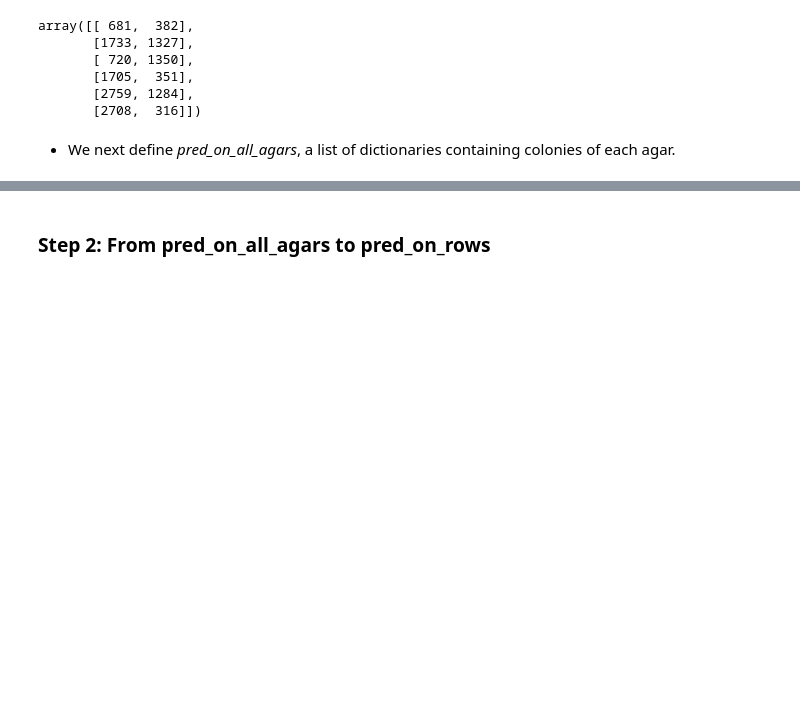
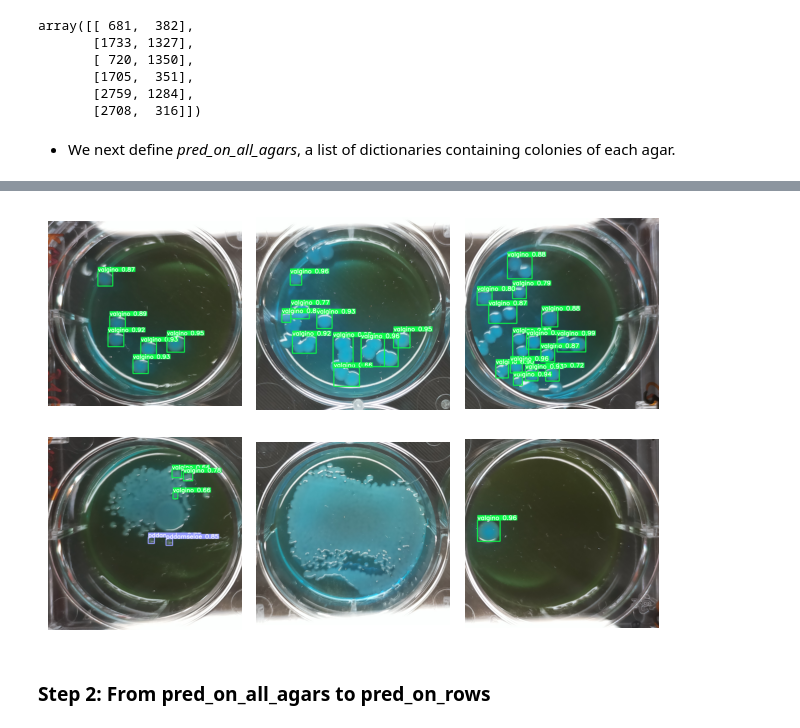
Before and after one commit to guillem-koa/fastapi-yolov8-docker, a Jupyter notebook: PescanovaMicroNotebook.ipynb, the cells around one changed output, grey strips where cells are left out. Saved outputs shown, nothing was run; the diff lists cells and outputs as text; code cells hidden in the pictures; blank space fills up the shorter version.

```diff
--- a/PescanovaMicroNotebook.ipynb
+++ b/PescanovaMicroNotebook.ipynb
@@ -123,2 +146,30 @@ Speed: 4.3ms preprocess, 99.3ms inference, 0.7ms postprocess per image at shape
+# %%
+# Create a figure with 2 rows and 3 columns
+fig, axarr = plt.subplots(2, 3)
+
+# Display each image in its corresponding subplot
+axarr[0, 0].imshow(pred_images[0])
+axarr[0, 1].imshow(pred_images[1])
+axarr[0, 2].imshow(pred_images[2])
+axarr[1, 0].imshow(pred_images[3])
+axarr[1, 1].imshow(pred_images[4])
+axarr[1, 2].imshow(pred_images[5])
+
+
+# Remove axis ticks and labels for better visualization
+for ax in axarr.flat:
+    ax.axis('off')
+
+# Adjust layout to prevent clipping of the subplot titles
+plt.tight_layout()
+
+from matplotlib.backends.backend_agg import FigureCanvasAgg
+
+# Render the figure to a numpy array
+canvas = FigureCanvasAgg(fig)
+canvas.draw()
+combined_image = np.array(canvas.renderer.buffer_rgba())
+# %% [output]
+[figure, added]
 # %% [markdown]
 ### Step 2: From pred_on_all_agars to pred_on_rows
```
Also changed, not shown: parts of 6 cells of this notebook, 3 other files.
